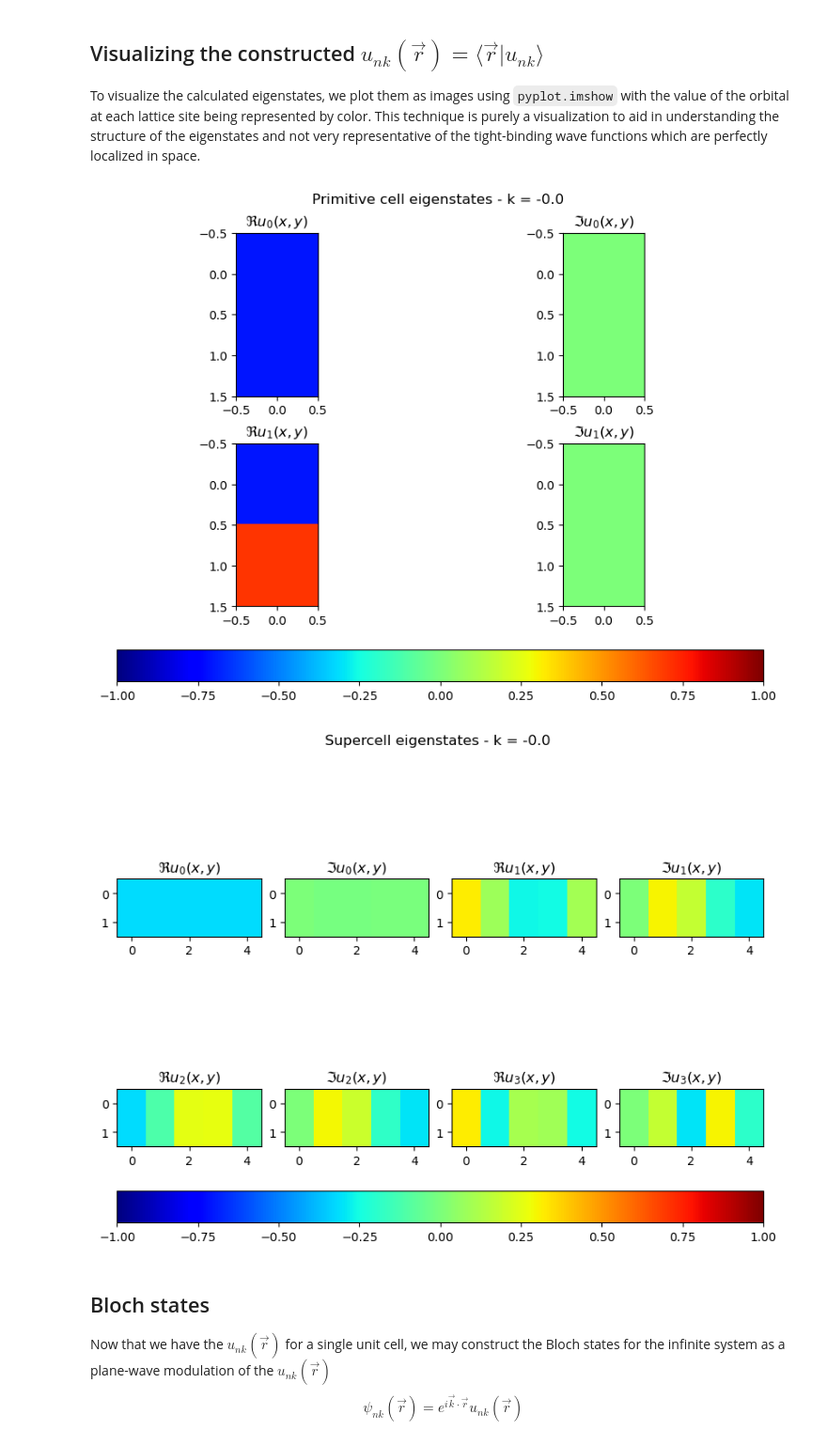
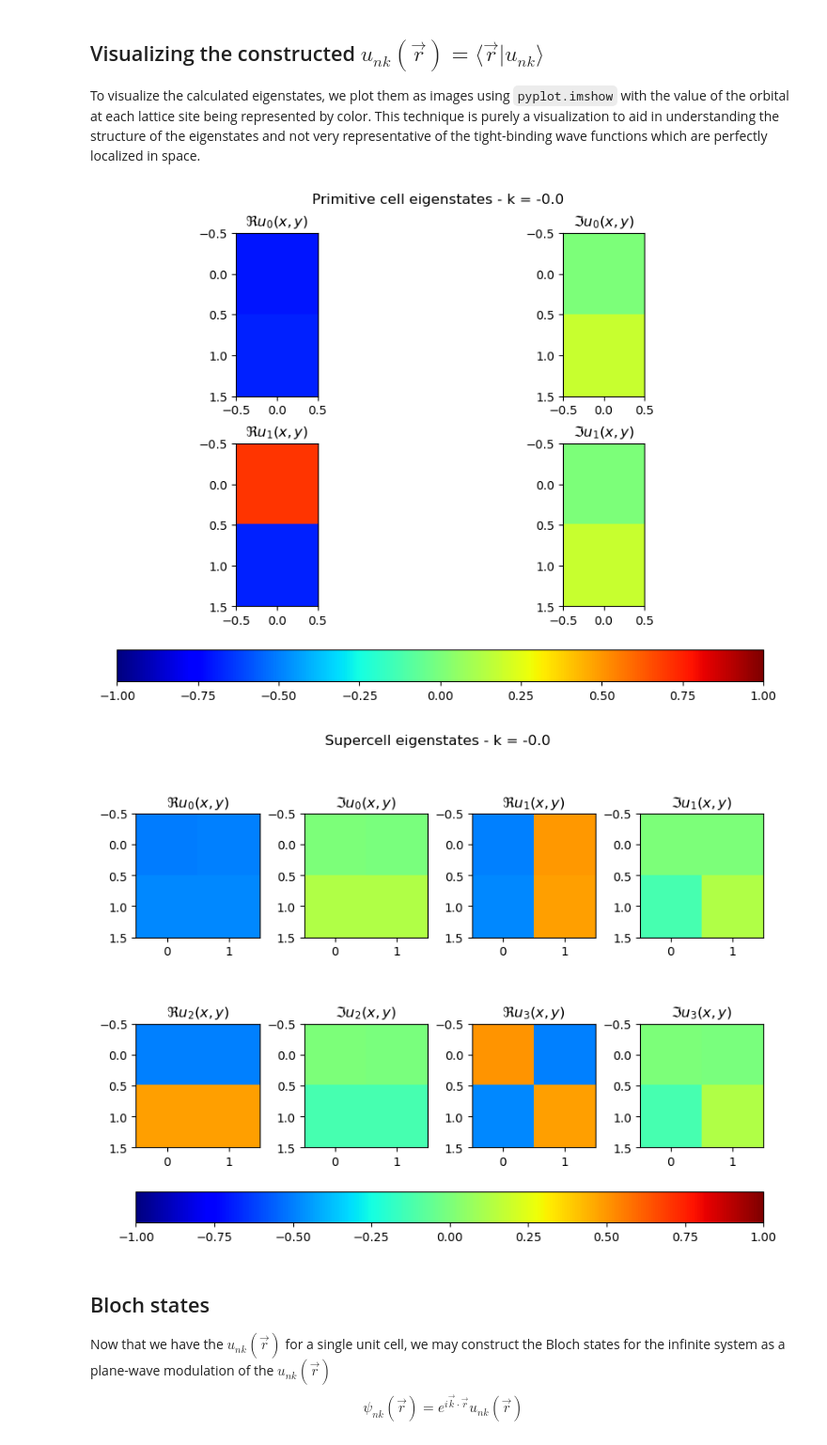
Before and after one commit to Jcrewse/helical-materials, a Jupyter notebook: kwant/ladder.ipynb, the cells around one changed output. Shown at 94% size. Cells and saved outputs as stored; diff of their text form; code cells hidden in the pictures.

Commit message:
Hamiltonian file name. Output, gamma point k0.

```diff
--- a/kwant/ladder.ipynb
+++ b/kwant/ladder.ipynb
@@ -68,9 +68,9 @@ from math import pi
 a = 1
 b = 1
 width = 2
-N_phi = 5
+N_phi = 2
 A = N_phi*a
-hops = (5,5,2,1)     # u, t, v, w
+hops = (1,5,2,0)     # u, t, v, w
 phi = pi/N_phi
-N_kpts = 51
+N_kpts = 101
 G_max = 100
@@ -229,6 +190,9 @@ For our pbz/SBZ geometry we want to identify all wave vectors $\vec{K}$ which co
 # -----------------------------------------------------------------------------
 # Don't include -pi exactly to avoid double counting
 kpts = np.linspace(-pi, pi - (1/N_kpts), N_kpts)
+
+# Find the gamma point: k = 0
+ik_gamma = np.where(np.abs(kpts) < (1/N_kpts))[0][0]
 
 # Calculate super cell K points from the pbz k points
 # -----------------------------------------------------------------------------
@@ -377,17 +342,14 @@ Supercell eigenstates
 ## Visualizing the constructed $u_{nk}(\vec{r}) = \langle \vec{r}|u_{nk}\rangle$
 To visualize the calculated eigenstates, we plot them as images using `pyplot.imshow` with the value of the orbital at each lattice site being represented by color. This technique is purely a visualization to aid in understanding the structure of the eigenstates and not very representative of the tight-binding wave functions which are perfectly localized in space.
 # %%
-# k = 0
-k0 = int(N_kpts/2)
-
 # Plot the primitive cell eigenstate
 # -----------------------------------------------------------------------------
 fig = plt.figure(figsize = (8,6), layout='constrained')
 ax_pc_unk = []
 for n in range(N_pc_states):
     # Pick out n-th eigenval/vec
-    energy = pc_enk[k0, n]
-    state  = np.array(np.array_split(pc_unk[:, k0, n], 1))
+    energy = pc_enk[ik_gamma, n]
+    state  = np.array(np.array_split(pc_unk[:, ik_gamma, n], 1))
 
     # Plot onto real and imaginary axes
     ax_re = fig.add_subplot(2, N_pc_states, 2*n+1)
@@ -405,42 +367,42 @@ for n in range(N_pc_states):
 
 # Create the color bar
 fig.colorbar(plot_unk, ax = ax_pc_unk[:], location = 'bottom')
-fig.suptitle('Primitive cell eigenstates - k = {}'.format(np.round(kpts[k0])))
+fig.suptitle('Primitive cell eigenstates - k = {}'.format(np.round(kpts[ik_gamma])))
 
 # Plot the supercell eigenstates
 # -----------------------------------------------------------------------------
 fig = plt.figure(figsize = (8,6), layout='constrained')
 ax_SC_unk = []
 N_SC_states = 4
 for n in range(N_SC_states):
     # Pick out n-th eigenval/vec
-    energy = SC_enk[k0, n]
-    state  = np.array(np.array_split(SC_unk[:, k0, n], N_phi))
+    energy = SC_enk[ik_gamma, n]
+    state  = np.array(np.array_split(SC_unk[:, ik_gamma, n], N_phi))
 
     # Create axes, set titles
     ax_re = fig.add_subplot(2, N_SC_states, 2*n+1)
     ax_im = fig.add_subplot(2, N_SC_states, 2*(n+1))
     ax_re.set_title('$\Re u_{}(x,y)$'.format(n))
     ax_im.set_title('$\Im u_{}(x,y)$'.format(n))
 
     # Plot the image
     plot_unk = ax_re.imshow(np.real(state).transpose(),
                             vmin=-1, vmax = 1, cmap = 'jet')
     plot_unk = ax_im.imshow(np.imag(state).transpose(),
                             vmin=-1, vmax = 1, cmap = 'jet')
 
     # Add axes to array for colorbar placement
     ax_SC_unk.append(ax_re)
     ax_SC_unk.append(ax_im)
 
 # Create the color bar
 fig.colorbar(plot_unk, ax = ax_SC_unk[:], location = 'bottom')
-fig.suptitle('Supercell eigenstates - k = {}'.format(np.round(Kpts[k0])))
+fig.suptitle('Supercell eigenstates - k = {}'.format(np.round(Kpts[ik_gamma])))
 
 plt.show()
 # %% [output]
-[figure, old version]
+[figure, new version]
-[figure, old version]
+[figure, new version]
 # %% [markdown]
 ## Bloch states
 Now that we have the $u_{nk}(\vec{r})$ for a single unit cell, we may construct the Bloch states for the infinite system as a plane-wave modulation of the $u_{nk}(\vec{r})$
```
Also changed, not shown: parts of 7 cells of this notebook, 2 other files.
